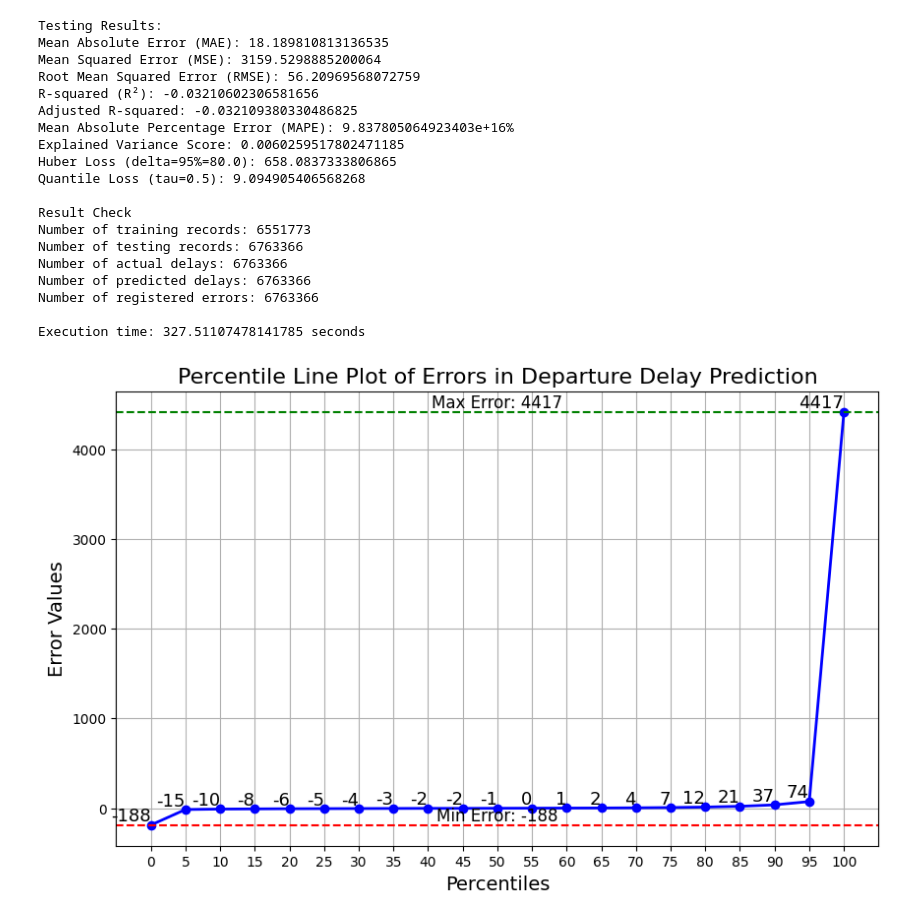
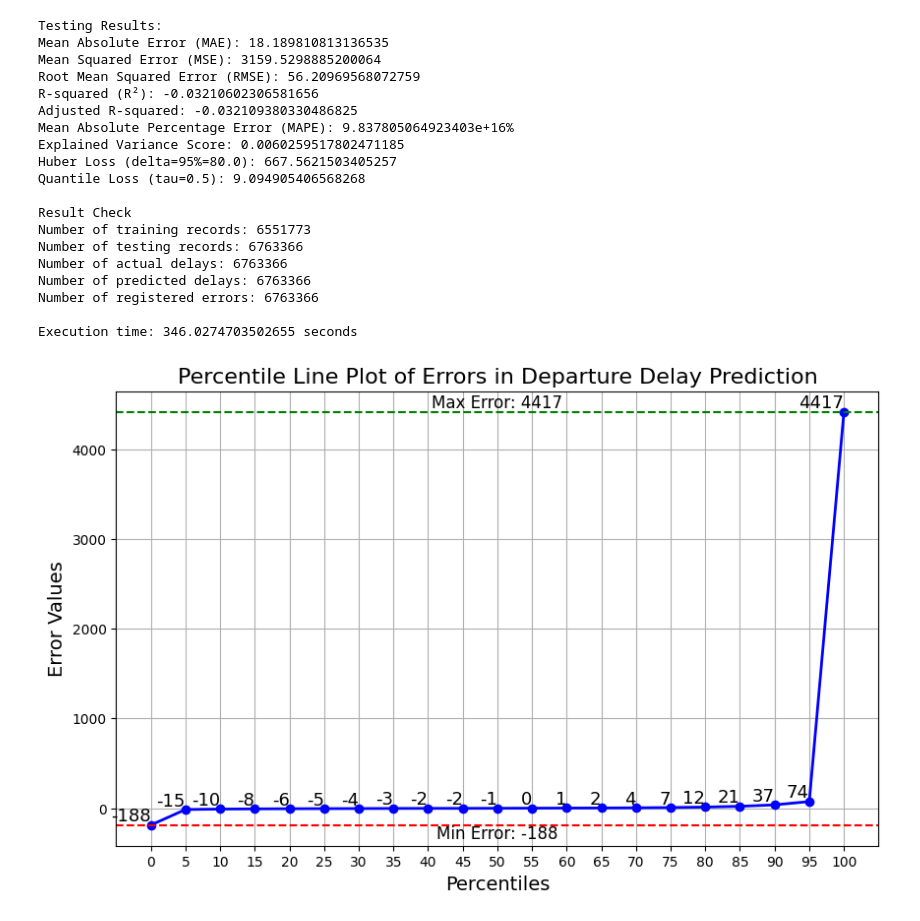
Before and after one commit to MohammedGuniem/Prediction-of-On-time-Flight-Performance, a Jupyter notebook: 7_Testing/Test Mean For Outliers XGBoost Regressor.ipynb, the cells around one changed output. Cells and saved outputs as stored; diff of their text form; code cells hidden in the pictures.

Commit message:
correcting huber loss function to use training data, and not actual test data

```diff
--- a/7_Testing/Test Mean For Outliers XGBoost Regressor.ipynb
+++ b/7_Testing/Test Mean For Outliers XGBoost Regressor.ipynb
@@ -203,7 +203,7 @@ def test_model(training_df, testing_df, features_columns, target_column):
     testing_results["metrics"]["explained_variance"] = explained_variance
     # Huber Loss (delta=1.0, which is common)
     # Huber Loss is not directly available in scikit-learn, thus it has to be calculated manually
-    delta = np.percentile(actual_values, 95)
+    delta = np.percentile(y_training, 95)
     huber_loss = np.mean(np.where(np.abs(np.array(actual_values) -  np.array(predicted_values)) <= delta,
                                   0.5 * np.square(np.array(actual_values) -  np.array(predicted_values)),
                                   delta * (np.abs(np.array(actual_values) -  np.array(predicted_values)) - 0.5 * delta)))
@@ -236,7 +236,7 @@ print(f"R-squared (R²): {testing_results["metrics"]["r2"]}")
 print(f"Adjusted R-squared: {testing_results["metrics"]["r2_adj"]}")
 print(f"Mean Absolute Percentage Error (MAPE): {testing_results["metrics"]["mape"]}%")
 print(f"Explained Variance Score: {testing_results["metrics"]["explained_variance"]}")
-print(f"Huber Loss (delta=95%={np.percentile(training_df[target], 95)}): {testing_results["metrics"]["huber_loss"]}")
+print(f"Huber Loss (delta=95%={np.percentile(edited_training_df[target], 95)}): {testing_results["metrics"]["huber_loss"]}")
 print(f"Quantile Loss (tau=0.5): {testing_results["metrics"]["quantile_loss"]}")
 print()
 
@@ -262,7 +262,7 @@ R-squared (R²): -0.03210602306581656
 Adjusted R-squared: -0.032109380330486825
 Mean Absolute Percentage Error (MAPE): 9.837805064923403e+16%
 Explained Variance Score: 0.0060259517802471185
-Huber Loss (delta=95%=80.0): 658.0837333806865
+Huber Loss (delta=95%=80.0): 667.5621503405257
 Quantile Loss (tau=0.5): 9.094905406568268
 
 Result Check
@@ -272,7 +272,7 @@ Number of actual delays: 6763366
 Number of predicted delays: 6763366
 Number of registered errors: 6763366
 
-Execution time: 327.51107478141785 seconds
+Execution time: 346.0274703502655 seconds
 # %%
 errors = np.array(testing_results["values"]["errors"])
 
@@ -287,32 +287,32 @@ plt.figure(figsize=(10, 6))
 plt.plot(percentiles, percentile_values, marker='o', color='b', linestyle='-', linewidth=2, markersize=6)
 
 # Annotate each percentile value on the line
 for p, val in zip(percentiles, percentile_values):
     plt.text(p, val, f"{int(val)}", color='black', ha='right', va='bottom', fontsize=13)
 
 # Min value of delays
 min_error = int(np.min(errors))
 # Max value of delays
 max_error = int(np.max(errors))
 # Add horizontal lines at the minimum and maximum delays
 plt.axhline(y=max_error, color='g', linestyle='--', label=f'Max Error: {max_error}')
 plt.axhline(y=min_error, color='r', linestyle='--', label=f'Min Error: {min_error}')
 
 # Add the label text on the same line
 # Adjust the x-coordinate to position the label where you want
-plt.text(x=50, y=min_error, s=f'Min Error: {min_error}', color='black', fontsize=12, verticalalignment='bottom', horizontalalignment='center')
+plt.text(x=50, y=min_error, s=f'Min Error: {min_error}', color='black', fontsize=12, verticalalignment='top', horizontalalignment='center')
 plt.text(x=50, y=max_error, s=f'Max Error: {max_error}', color='black', fontsize=12, verticalalignment='bottom', horizontalalignment='center')
 
 # Title and labels
 plt.title("Percentile Line Plot of Errors in Departure Delay Prediction", fontsize=16)
 plt.xlabel("Percentiles", fontsize=14)
 plt.ylabel("Error Values", fontsize=14)
 
 # Set the x-axis ticks to be every 5% (already set by the percentiles)
 plt.xticks(np.arange(0, 101, 5))  # Set x-axis ticks from 0 to 100 with step size of 5
 
 # Show the plot
 plt.grid(True)
 plt.show()
 # %% [output]
-[figure, old version]
+[figure, new version]
```
Also changed, not shown: 7 other files.
